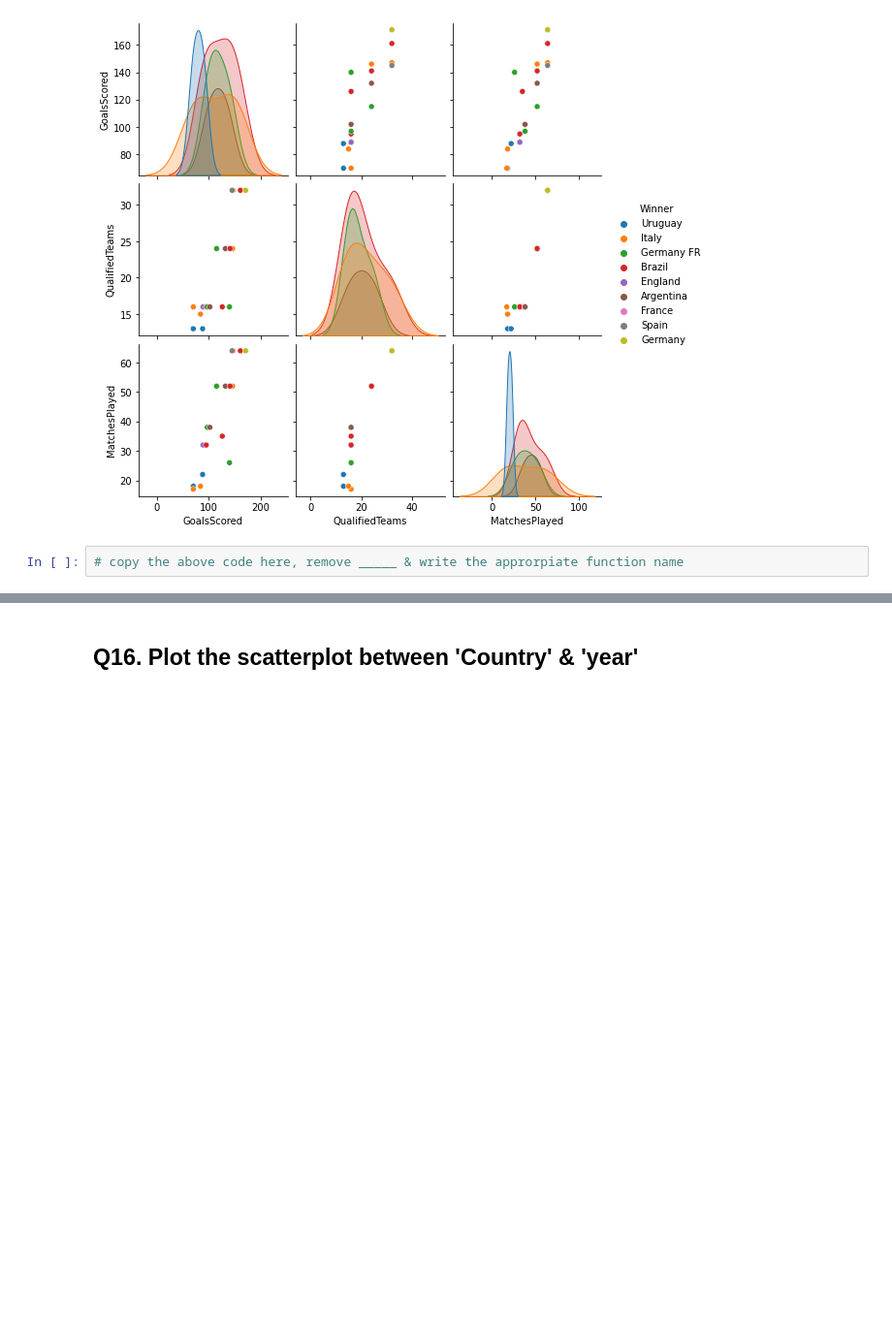
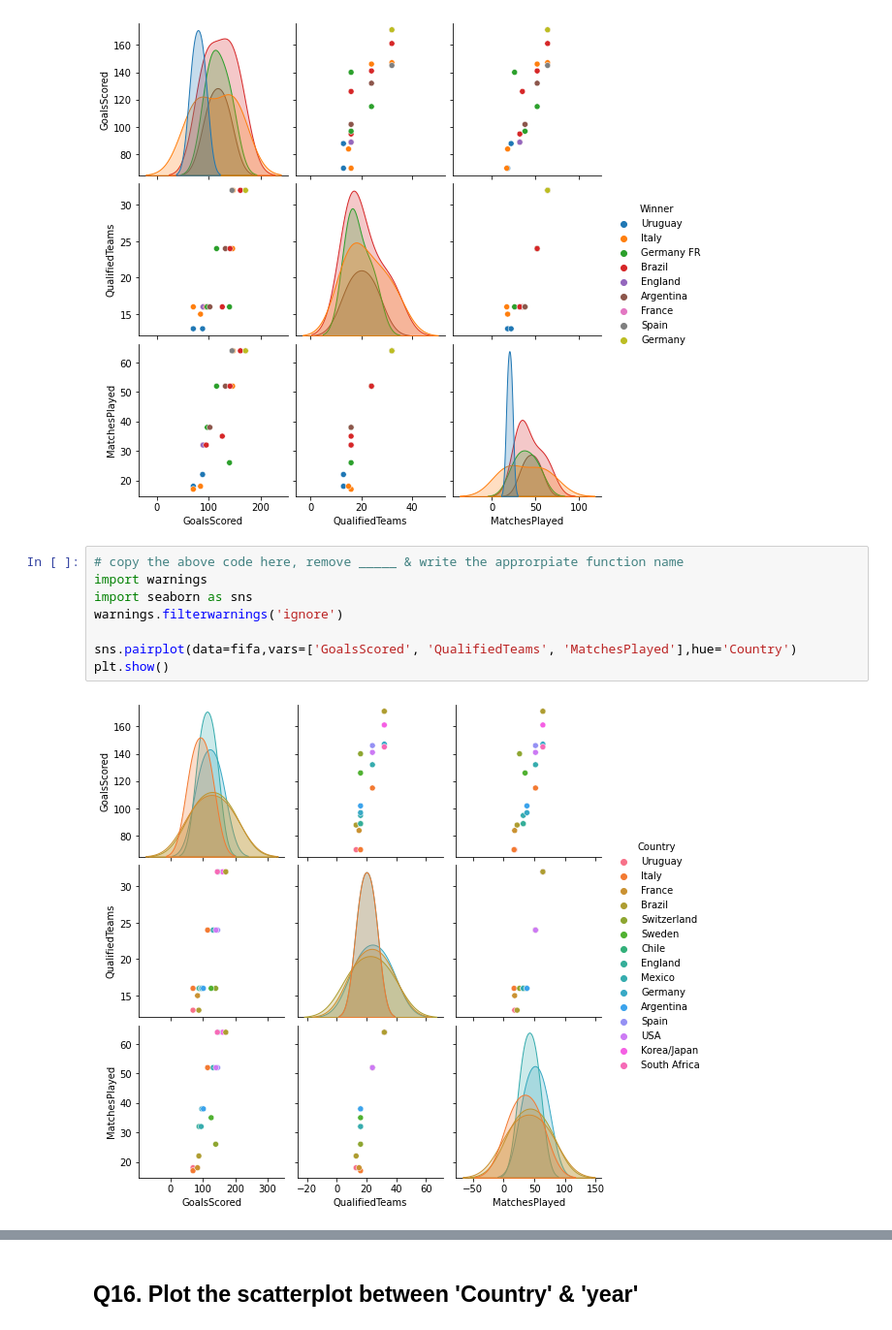
Before and after one commit to Hari437/GreatLearning, a Jupyter notebook: 1-Foundation-Data-Science/practiceProject/MIT_Practice Project_FIFA_Student Copy.ipynb, the cells around one changed output, grey strips where cells are left out. Shown at 97% size. Cells and saved outputs as stored; diff of their text form; blank space fills up the shorter version.

Commit message:
Week 3- Unstructured Data processing completed

```diff
--- a/1-Foundation-Data-Science/practiceProject/MIT_Practice Project_FIFA_Student Copy.ipynb
+++ b/1-Foundation-Data-Science/practiceProject/MIT_Practice Project_FIFA_Student Copy.ipynb
@@ -354,3 +376,11 @@ plt.show()
 [figure]
 # %%
 # copy the above code here, remove _____ & write the approrpiate function name
+import warnings
+import seaborn as sns
+warnings.filterwarnings('ignore')
+
+sns.pairplot(data=fifa,vars=['GoalsScored', 'QualifiedTeams', 'MatchesPlayed'],hue='Country')
+plt.show()
+# %% [output]
+[figure, added]
```
Also changed, not shown: parts of 20 cells of this notebook, 12 other files.
